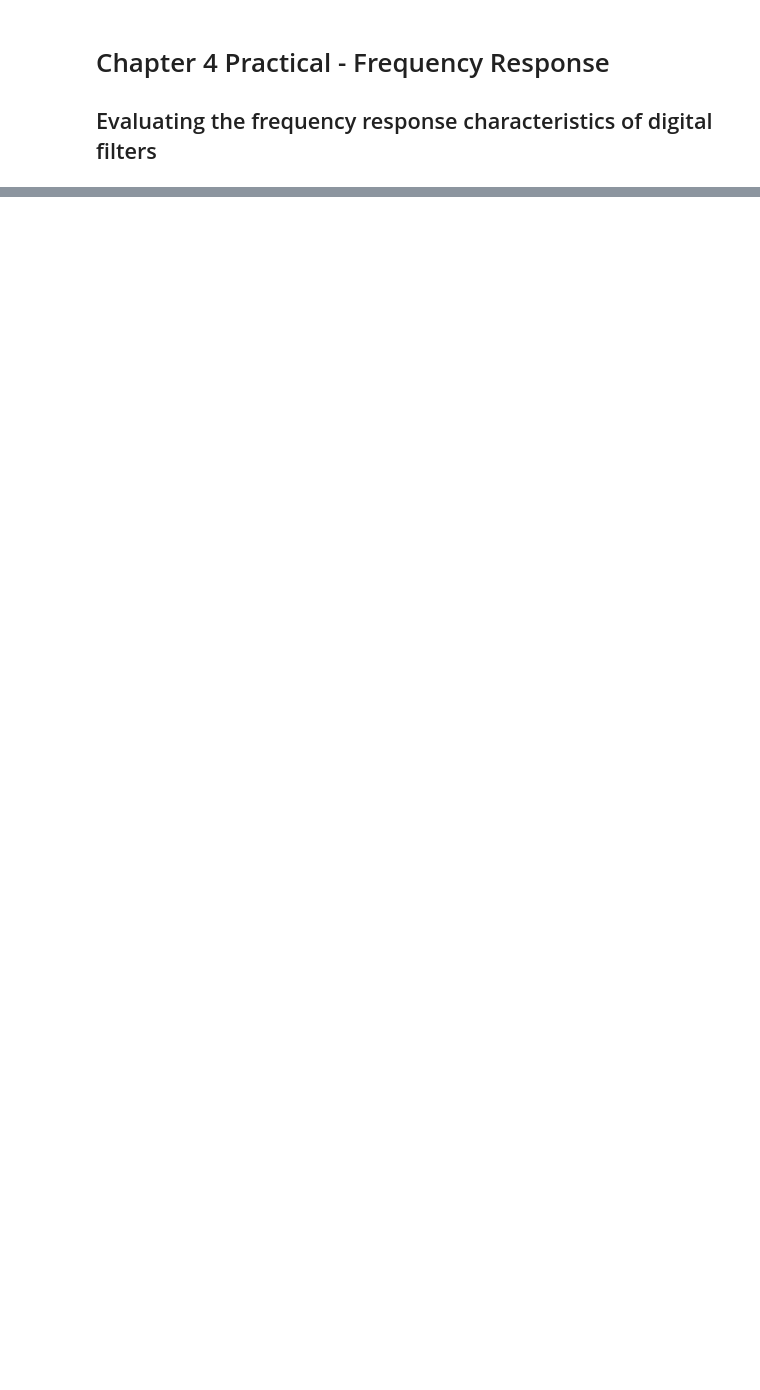
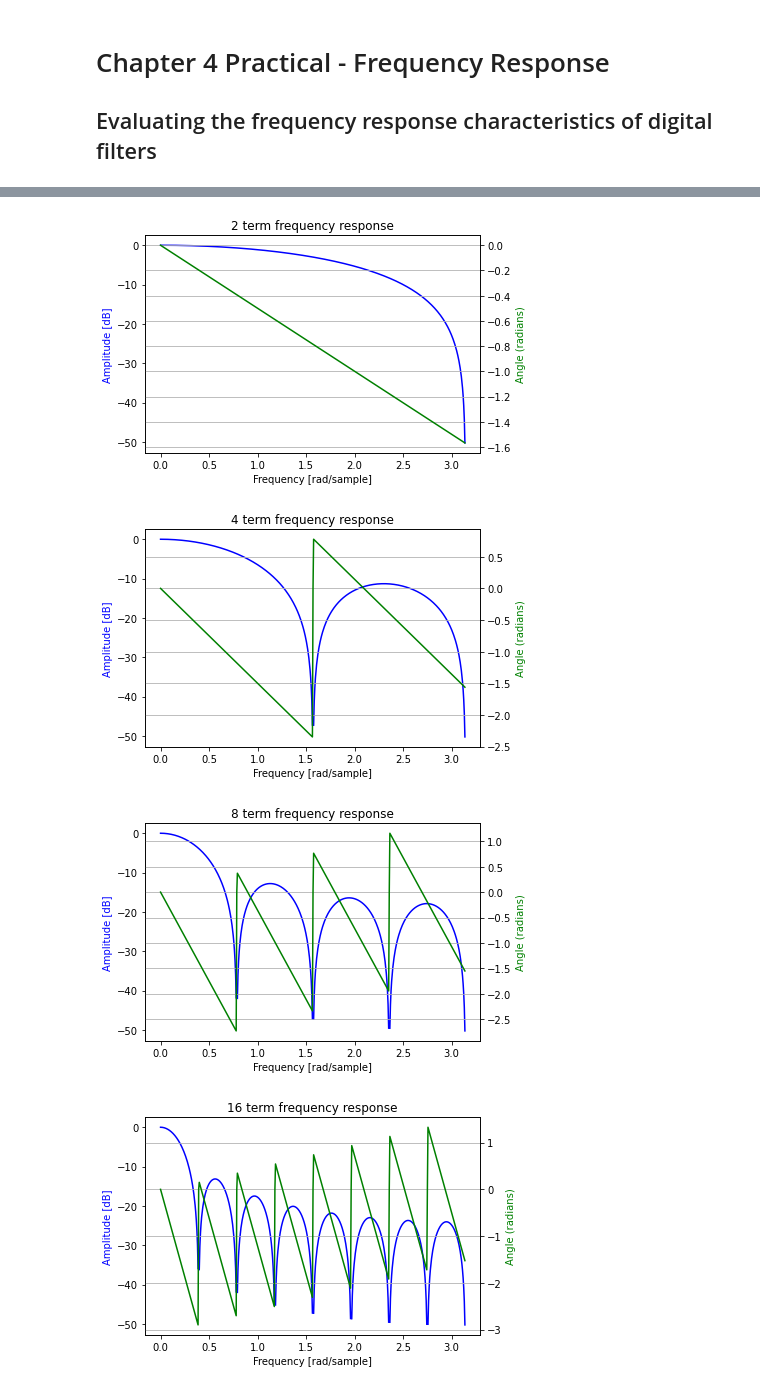
Before and after one commit to AdamVD/EEEE-533-BioSignal-Processing, a Jupyter notebook: practicals/chapter4/notebooks/Chapter 4 Practical.ipynb, the cells around one changed output, grey strips where cells are left out. Cells and saved outputs as stored; diff of their text form; code cells hidden in the pictures; blank space fills up the shorter version.

```diff
--- a/practicals/chapter4/notebooks/Chapter 4 Practical.ipynb
+++ b/practicals/chapter4/notebooks/Chapter 4 Practical.ipynb
@@ -32,0 +39,9 @@ evaluate_filter(.25, filter_name="Quartering")
+# %%
+for num_terms in (2, 4, 8, 16):
+    filter_coefficients = np.full(num_terms, 1 / num_terms)
+    evaluate_filter(filter_coefficients, filter_name=f"{num_terms} term")
+# %% [output]
+[figure, added]
+[figure, added]
+[figure, added]
+[figure, added]
```
Also changed, not shown: parts of 3 cells of this notebook.
